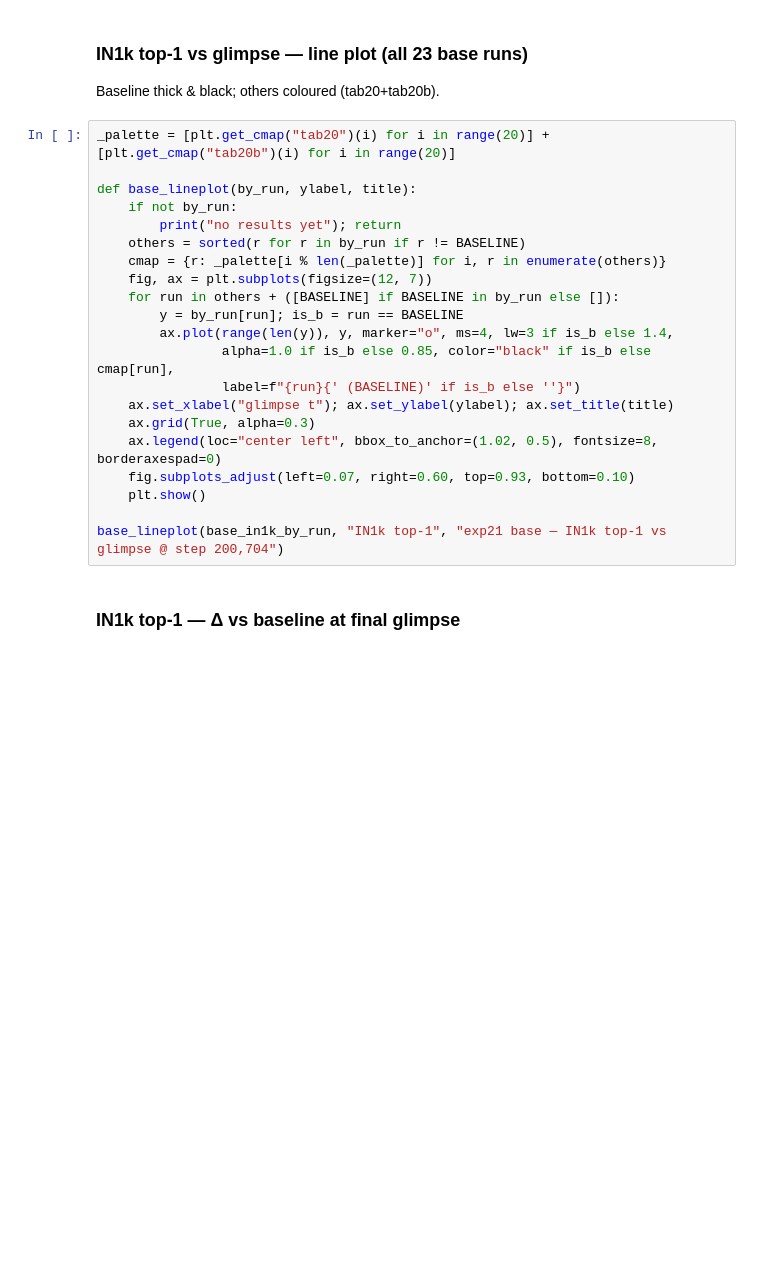
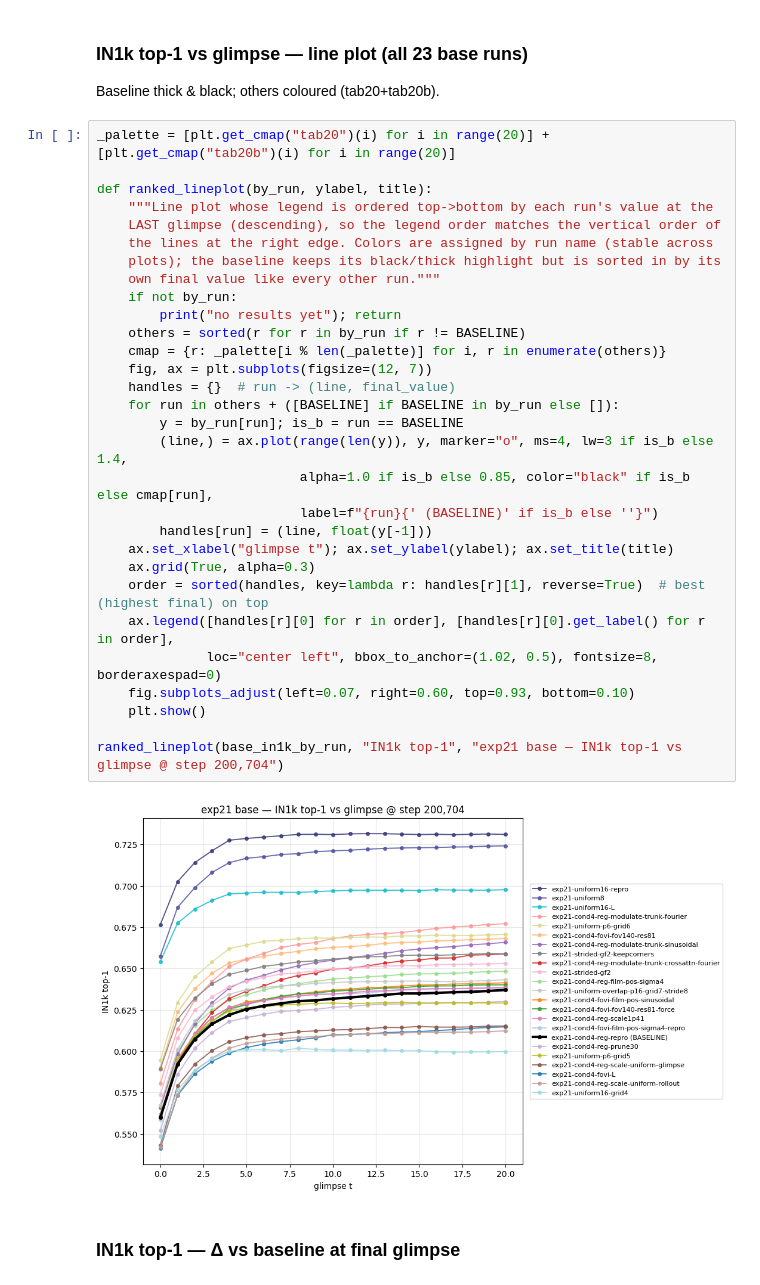
Before and after one commit to jonaden94/CanViT-eval, a Jupyter notebook: notebooks/jon_exp21_modulation.ipynb, the cells around one changed output. Saved outputs shown, nothing was run; the diff lists cells and outputs as text; blank space fills up the shorter version.

```diff
--- a/notebooks/jon_exp21_modulation.ipynb
+++ b/notebooks/jon_exp21_modulation.ipynb
@@ -140,24 +162,35 @@ Baseline thick & black; others coloured (tab20+tab20b).
 # %%
 _palette = [plt.get_cmap("tab20")(i) for i in range(20)] + [plt.get_cmap("tab20b")(i) for i in range(20)]
 
-def base_lineplot(by_run, ylabel, title):
+def ranked_lineplot(by_run, ylabel, title):
+    """Line plot whose legend is ordered top->bottom by each run's value at the
+    LAST glimpse (descending), so the legend order matches the vertical order of
+    the lines at the right edge. Colors are assigned by run name (stable across
+    plots); the baseline keeps its black/thick highlight but is sorted in by its
+    own final value like every other run."""
     if not by_run:
         print("no results yet"); return
     others = sorted(r for r in by_run if r != BASELINE)
     cmap = {r: _palette[i % len(_palette)] for i, r in enumerate(others)}
     fig, ax = plt.subplots(figsize=(12, 7))
+    handles = {}  # run -> (line, final_value)
     for run in others + ([BASELINE] if BASELINE in by_run else []):
         y = by_run[run]; is_b = run == BASELINE
-        ax.plot(range(len(y)), y, marker="o", ms=4, lw=3 if is_b else 1.4,
-                alpha=1.0 if is_b else 0.85, color="black" if is_b else cmap[run],
-                label=f"{run}{' (BASELINE)' if is_b else ''}")
+        (line,) = ax.plot(range(len(y)), y, marker="o", ms=4, lw=3 if is_b else 1.4,
+                          alpha=1.0 if is_b else 0.85, color="black" if is_b else cmap[run],
+                          label=f"{run}{' (BASELINE)' if is_b else ''}")
+        handles[run] = (line, float(y[-1]))
     ax.set_xlabel("glimpse t"); ax.set_ylabel(ylabel); ax.set_title(title)
     ax.grid(True, alpha=0.3)
-    ax.legend(loc="center left", bbox_to_anchor=(1.02, 0.5), fontsize=8, borderaxespad=0)
+    order = sorted(handles, key=lambda r: handles[r][1], reverse=True)  # best (highest final) on top
+    ax.legend([handles[r][0] for r in order], [handles[r][0].get_label() for r in order],
+              loc="center left", bbox_to_anchor=(1.02, 0.5), fontsize=8, borderaxespad=0)
     fig.subplots_adjust(left=0.07, right=0.60, top=0.93, bottom=0.10)
     plt.show()
 
-base_lineplot(base_in1k_by_run, "IN1k top-1", "exp21 base — IN1k top-1 vs glimpse @ step 200,704")
+ranked_lineplot(base_in1k_by_run, "IN1k top-1", "exp21 base — IN1k top-1 vs glimpse @ step 200,704")
+# %% [output]
+[figure, added]
 # %% [markdown]
 ### IN1k top-1 — Δ vs baseline at final glimpse
 # %%
```
Also changed, not shown: parts of 8 cells of this notebook.
